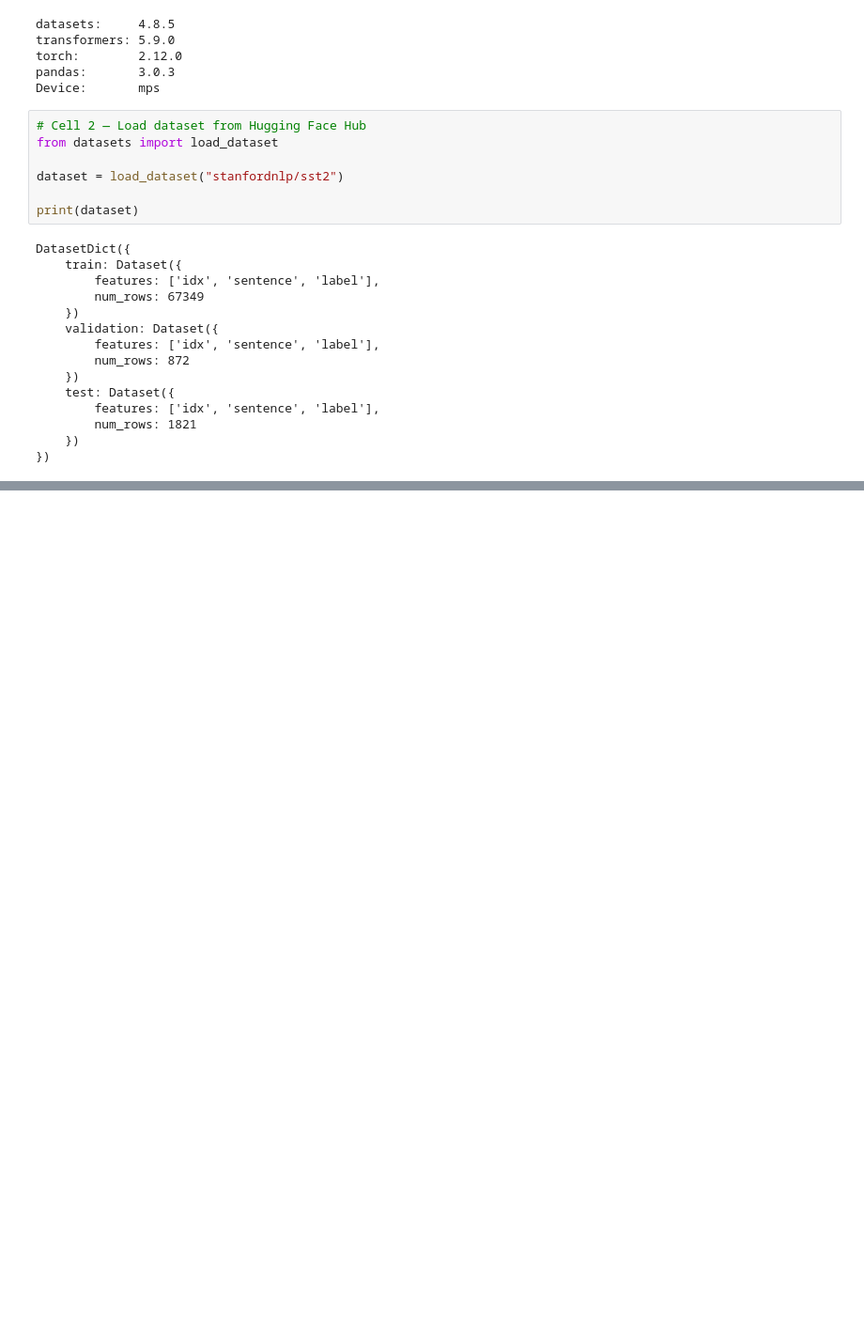
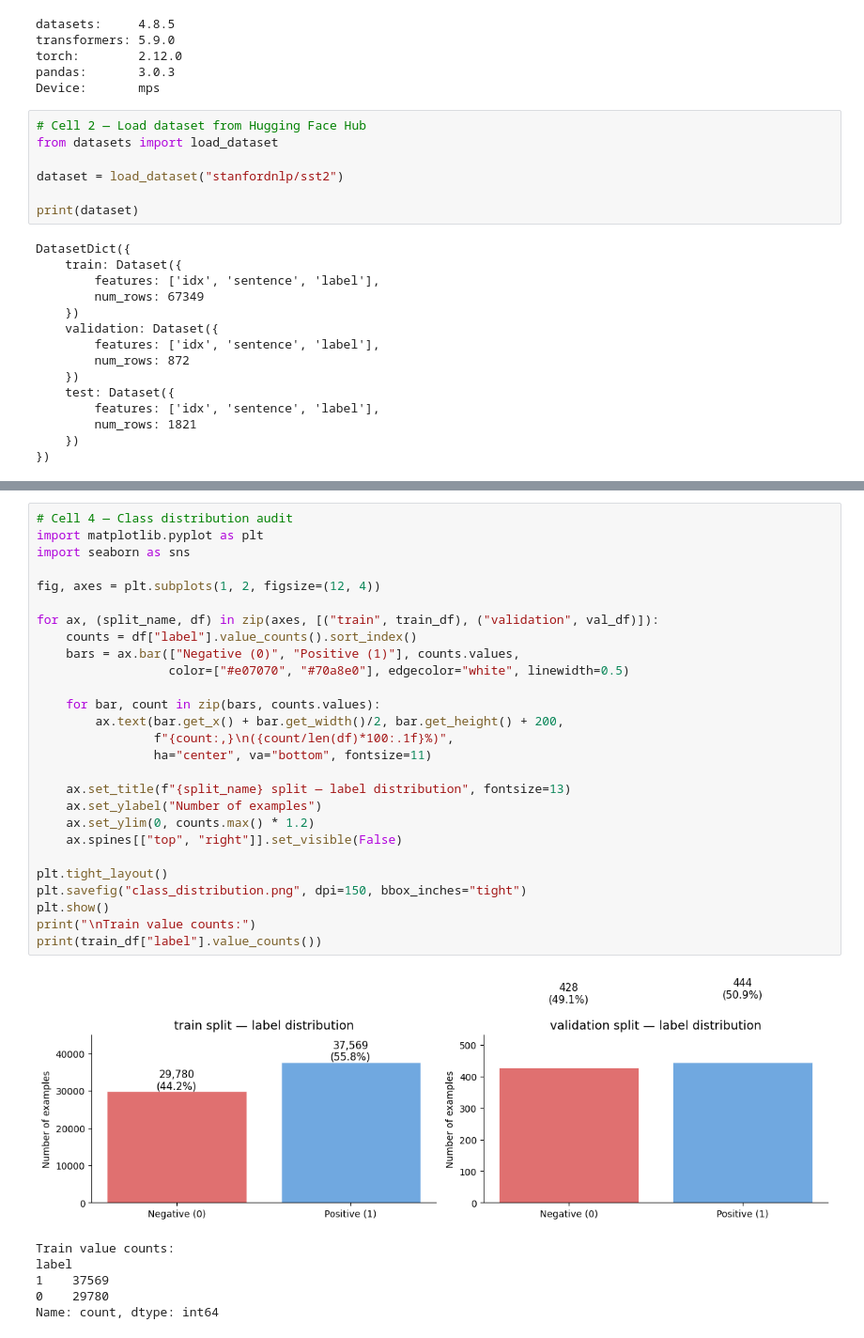
Before and after one commit to Pragyansh-V/hf-sentiment-audit, a Jupyter notebook: audit.ipynb, the cells around one changed output, grey strips where cells are left out. Shown at 94% size. Drawn from its saved outputs; the diff is of its cells as text; blank space fills up the shorter version.

Commit message:
Add full notebook with all cell outputs

```diff
--- a/audit.ipynb
+++ b/audit.ipynb
@@ -54,0 +65,34 @@ train_df.head()
+# %%
+# Cell 4 — Class distribution audit
+import matplotlib.pyplot as plt
+import seaborn as sns
+
+fig, axes = plt.subplots(1, 2, figsize=(12, 4))
+
+for ax, (split_name, df) in zip(axes, [("train", train_df), ("validation", val_df)]):
+    counts = df["label"].value_counts().sort_index()
+    bars = ax.bar(["Negative (0)", "Positive (1)"], counts.values,
+                  color=["#e07070", "#70a8e0"], edgecolor="white", linewidth=0.5)
+
+    for bar, count in zip(bars, counts.values):
+        ax.text(bar.get_x() + bar.get_width()/2, bar.get_height() + 200,
+                f"{count:,}\n({count/len(df)*100:.1f}%)",
+                ha="center", va="bottom", fontsize=11)
+
+    ax.set_title(f"{split_name} split — label distribution", fontsize=13)
+    ax.set_ylabel("Number of examples")
+    ax.set_ylim(0, counts.max() * 1.2)
+    ax.spines[["top", "right"]].set_visible(False)
+
+plt.tight_layout()
+plt.savefig("class_distribution.png", dpi=150, bbox_inches="tight")
+plt.show()
+print("\nTrain value counts:")
+print(train_df["label"].value_counts())
+# %% [output]
+[figure, added]
+Train value counts:
+label
+1    37569
+0    29780
+Name: count, dtype: int64
```
Also changed, not shown: parts of 9 cells of this notebook.
